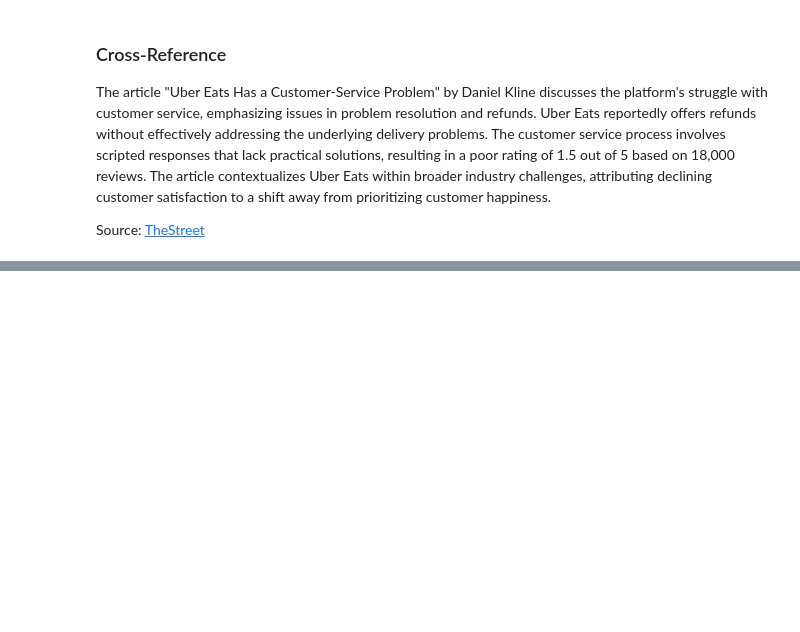
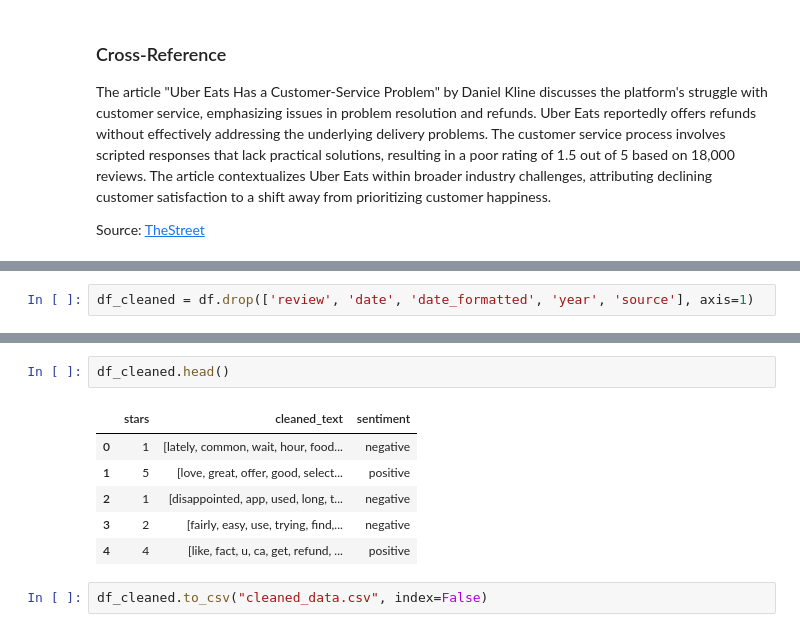
Before and after one commit to nightsinker/TSAP-UberEats, a Jupyter notebook: Data_Merge/IT2394_222197Y_preprocessing.ipynb, the cells around one changed output, grey strips where cells are left out. Drawn from its saved outputs; the diff is of its cells as text; blank space fills up the shorter version.

```diff
--- a/Data_Merge/IT2394_222197Y_preprocessing.ipynb
+++ b/Data_Merge/IT2394_222197Y_preprocessing.ipynb
@@ -366,0 +454,2 @@ df.head()
+# %%
+df_cleaned = df.drop(['review', 'date', 'date_formatted', 'year', 'source'], axis=1)
@@ -366,0 +460,11 @@ df.head()
+# %%
+df_cleaned.head()
+# %% [output]
+|  | stars | cleaned_text | sentiment |
+| 0 | 1 | [lately, common, wait, hour, food... | negative |
+| 1 | 5 | [love, great, offer, good, select... | positive |
+| 2 | 1 | [disappointed, app, used, long, t... | negative |
+| 3 | 2 | [fairly, easy, use, trying, find,... | negative |
+| 4 | 4 | [like, fact, u, ca, get, refund, ... | positive |
+# %%
+df_cleaned.to_csv("cleaned_data.csv", index=False)
```
Also changed, not shown: parts of 26 cells of this notebook, 1 other file.
